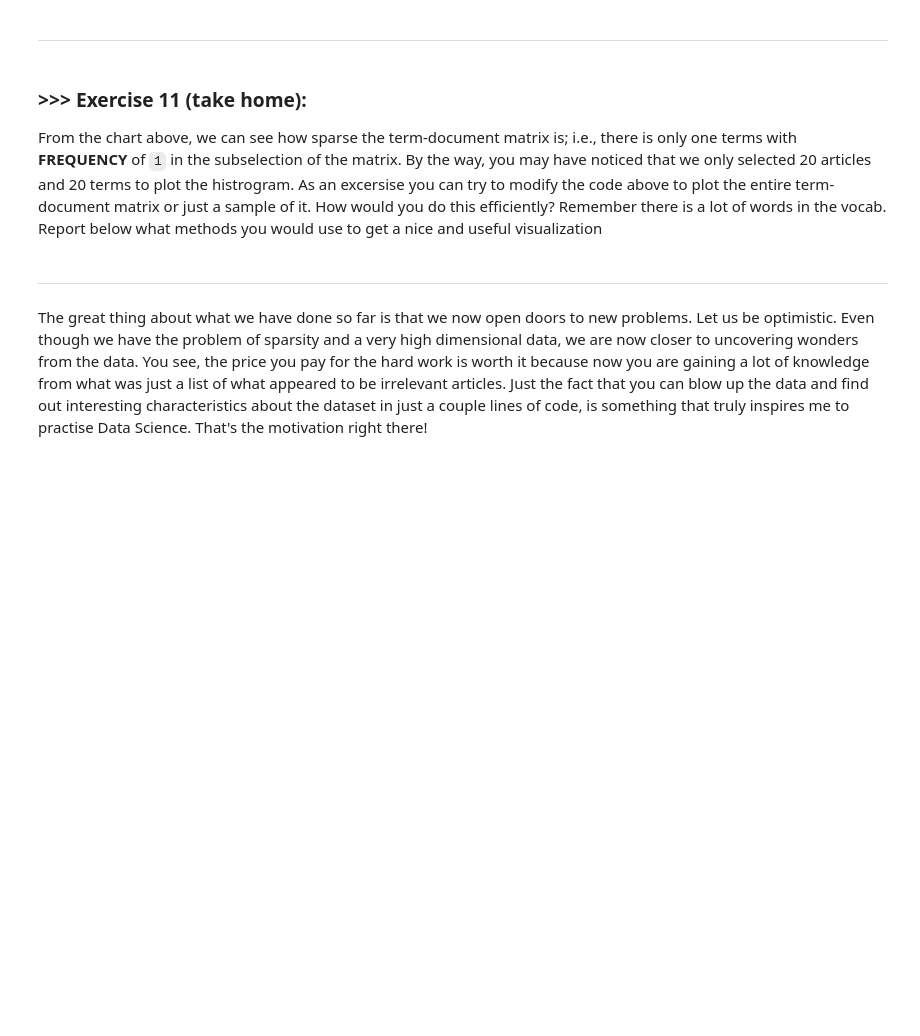
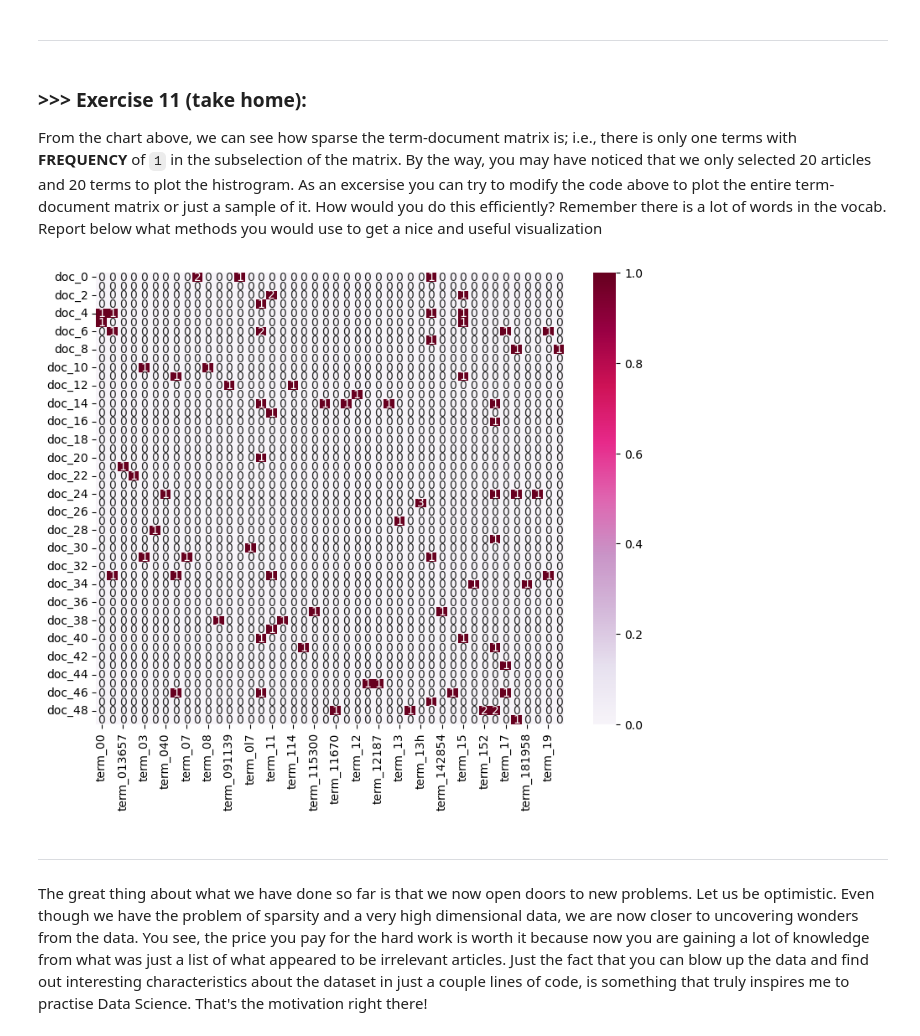
Before and after one commit to fredy1201/DM2024-Lab1-Master, a Jupyter notebook: DM2024-Lab1-Master.ipynb, the cells around one changed output. Saved outputs shown, nothing was run; the diff lists cells and outputs as text; code cells hidden in the pictures; blank space fills up the shorter version.

```diff
--- a/DM2024-Lab1-Master.ipynb
+++ b/DM2024-Lab1-Master.ipynb
@@ -1081,3 +1109,16 @@ From the chart above, we can see how sparse the term-document matrix is; i.e., t
+# %%
+# Answer here
+plot_x = ["term_"+str(i) for i in count_vect.get_feature_names_out()[0:1000]]
+plot_y = ["doc_"+ str(i) for i in list(X.index)[0:50]]
+plot_z = X_counts[0:50, 0:1000].toarray()
+df_todraw = pd.DataFrame(plot_z, columns = plot_x, index = plot_y)
+df_todraw=df_todraw.loc[:, (df_todraw != 0).any(axis=0)]
+plt.subplots(figsize=(9, 7))
+ax = sns.heatmap(df_todraw,
+                 cmap="PuRd",
+                 vmin=0, vmax=1, annot=True)
+# %% [output]
+[figure, added]
 # %% [markdown]
 ---
 # %% [markdown]
```
Also changed, not shown: parts of 18 cells of this notebook.
